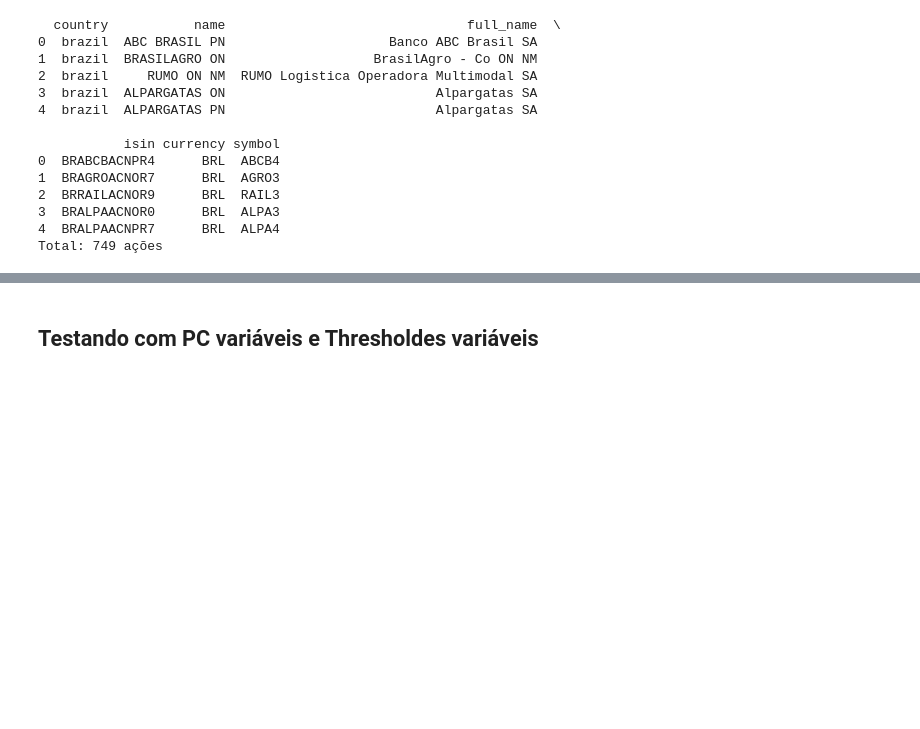
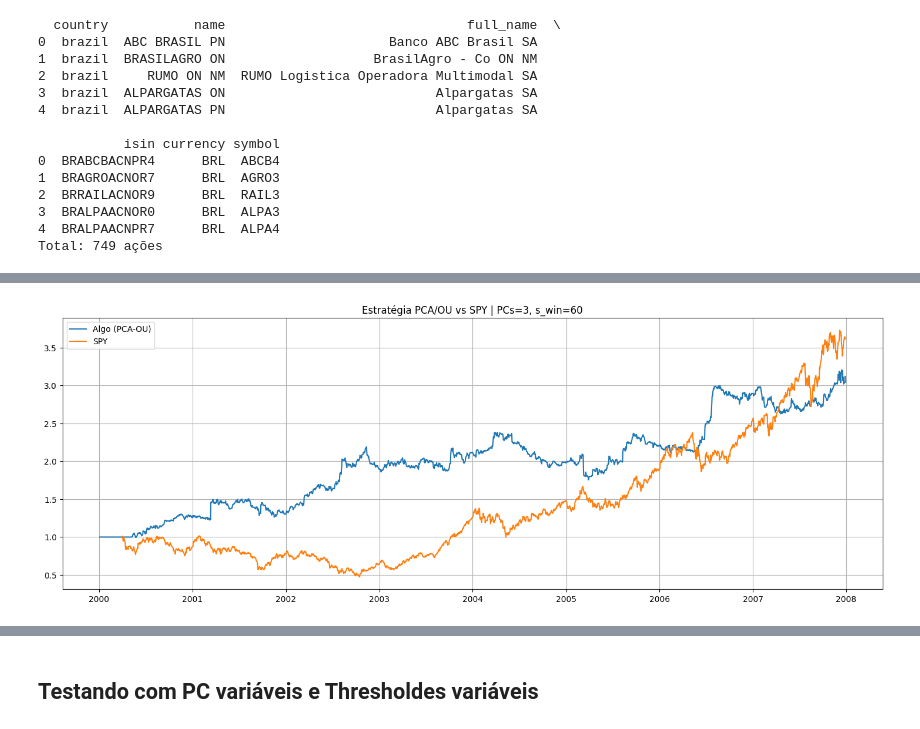
Before and after one commit to savio160502/Statistical-Arbitrage, a Jupyter notebook: run_backtest_br.ipynb, the cells around one changed output, grey strips where cells are left out. Saved outputs shown, nothing was run; the diff lists cells and outputs as text; code cells hidden in the pictures; blank space fills up the shorter version.

```diff
--- a/run_backtest_br.ipynb
+++ b/run_backtest_br.ipynb
@@ -468,0 +471,21 @@ Subperíodo: 1999-2002
+# %%
+# Rodar experimento 03 : (n = 10, sbo=1.25, sso=1.25, sbc=0.50, ssc=0.50, rebalanceamento_dias = 1) (padronizado)
+results = pca_portfolio_spy_var(
+    returns=returns,
+    returns_spy=returns_ibov,
+    num_pc=3,
+    s_win=60,
+    adaptive_thresholds=True,
+    adaptive_window=252,
+    percentile_open=0.10,
+    percentile_close_short=0.45,
+    percentile_close_long=0.50,
+    sbo=1.25,           # buy-to-open se s < -sbo
+    sso=1.25,           # sell-to-open se s > +sso
+    sbc=0.50,           # close short se s < +sbc
+    ssc=0.50,          # close long se s > -ssc
+    eps_cost=0.0005,
+    rebalanceamento_dias=1,
+    plot=True
+)
+# %% [output]
@@ -468,0 +509 @@ Subperíodo: 1999-2002
+[figure, added]
```
Also changed, not shown: parts of 24 cells of this notebook, 1 other file.
